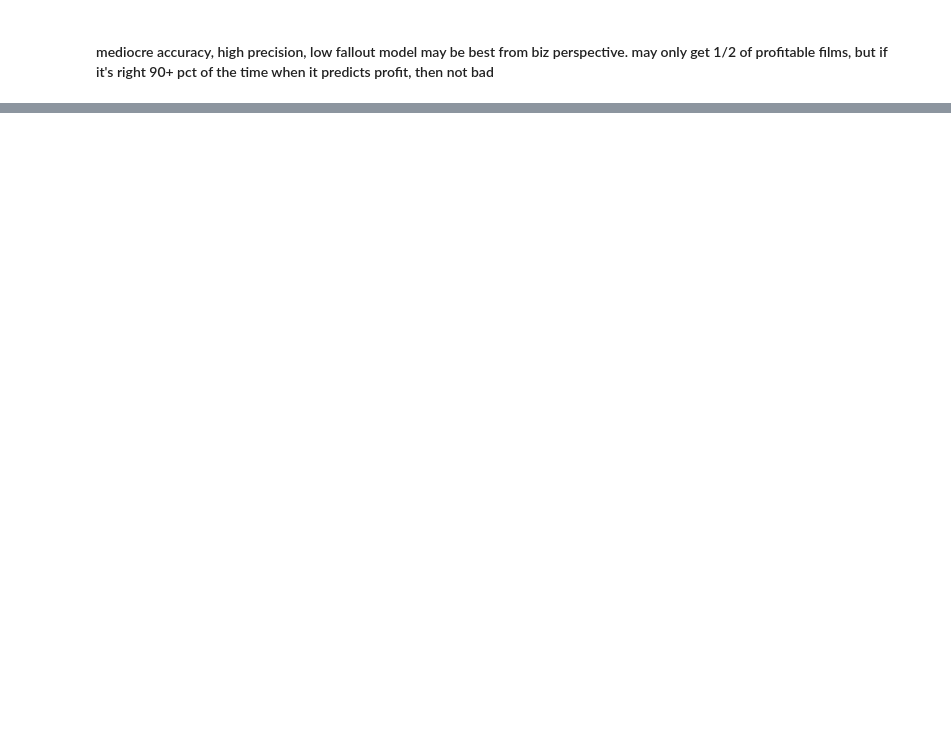
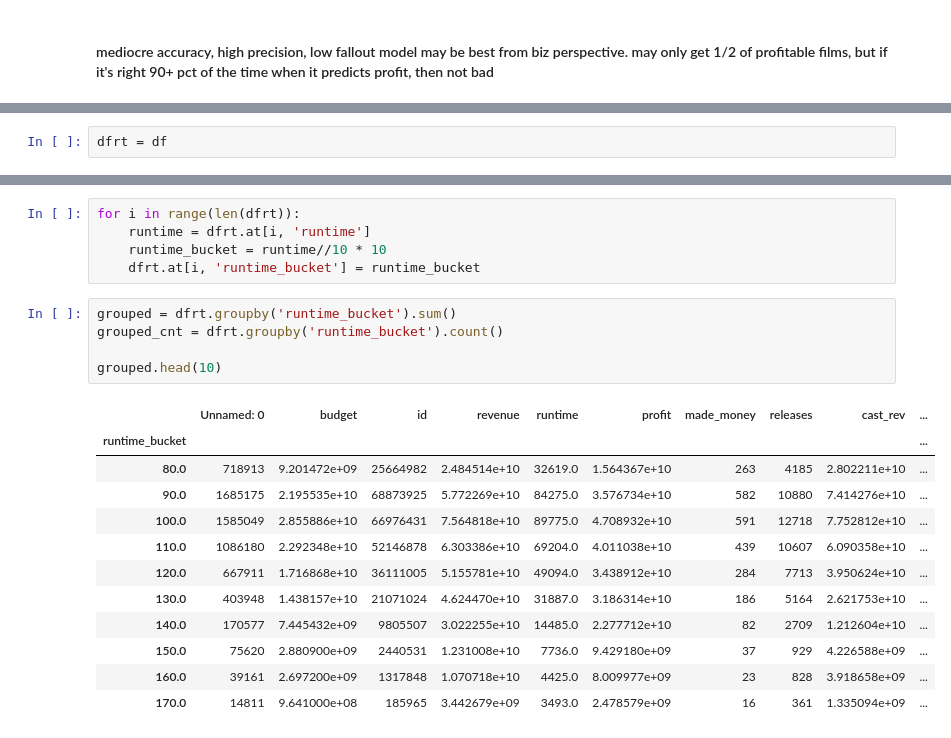
Before and after one commit to ryanlrappa/film-profit-prediction, a Jupyter notebook: jupyter_notebooks/6_modeling.ipynb, the cells around one changed output, grey strips where cells are left out. Saved outputs shown, nothing was run; the diff lists cells and outputs as text; blank space fills up the shorter version.

```diff
--- a/jupyter_notebooks/6_modeling.ipynb
+++ b/jupyter_notebooks/6_modeling.ipynb
@@ -536,0 +541,2 @@ pkl_acc, pkl_pr, pkl_tpr, pkl_fpr = show_data(pkl_cm, print_res = 1)
+# %%
+dfrt = df
@@ -536,0 +552,23 @@ pkl_acc, pkl_pr, pkl_tpr, pkl_fpr = show_data(pkl_cm, print_res = 1)
+# %%
+for i in range(len(dfrt)):
+    runtime = dfrt.at[i, 'runtime']
+    runtime_bucket = runtime//10 * 10
+    dfrt.at[i, 'runtime_bucket'] = runtime_bucket
+# %%
+grouped = dfrt.groupby('runtime_bucket').sum()
+grouped_cnt = dfrt.groupby('runtime_bucket').count()
+
+grouped.head(10)
+# %% [output]
+|  | Unnamed: 0 | budget | id | revenue | runtime | profit | made_money | releases | cast_rev | ... |
+| runtime_bucket |  |  |  |  |  |  |  |  |  | ... |
+| 80.0 | 718913 | 9.201472e+09 | 25664982 | 2.484514e+10 | 32619.0 | 1.564367e+10 | 263 | 4185 | 2.802211e+10 | ... |
+| 90.0 | 1685175 | 2.195535e+10 | 68873925 | 5.772269e+10 | 84275.0 | 3.576734e+10 | 582 | 10880 | 7.414276e+10 | ... |
+| 100.0 | 1585049 | 2.855886e+10 | 66976431 | 7.564818e+10 | 89775.0 | 4.708932e+10 | 591 | 12718 | 7.752812e+10 | ... |
+| 110.0 | 1086180 | 2.292348e+10 | 52146878 | 6.303386e+10 | 69204.0 | 4.011038e+10 | 439 | 10607 | 6.090358e+10 | ... |
+| 120.0 | 667911 | 1.716868e+10 | 36111005 | 5.155781e+10 | 49094.0 | 3.438912e+10 | 284 | 7713 | 3.950624e+10 | ... |
+| 130.0 | 403948 | 1.438157e+10 | 21071024 | 4.624470e+10 | 31887.0 | 3.186314e+10 | 186 | 5164 | 2.621753e+10 | ... |
+| 140.0 | 170577 | 7.445432e+09 | 9805507 | 3.022255e+10 | 14485.0 | 2.277712e+10 | 82 | 2709 | 1.212604e+10 | ... |
+| 150.0 | 75620 | 2.880900e+09 | 2440531 | 1.231008e+10 | 7736.0 | 9.429180e+09 | 37 | 929 | 4.226588e+09 | ... |
+| 160.0 | 39161 | 2.697200e+09 | 1317848 | 1.070718e+10 | 4425.0 | 8.009977e+09 | 23 | 828 | 3.918658e+09 | ... |
+| 170.0 | 14811 | 9.641000e+08 | 185965 | 3.442679e+09 | 3493.0 | 2.478579e+09 | 16 | 361 | 1.335094e+09 | ... |
```
Also changed, not shown: parts of 5 cells of this notebook, 4 other files.
